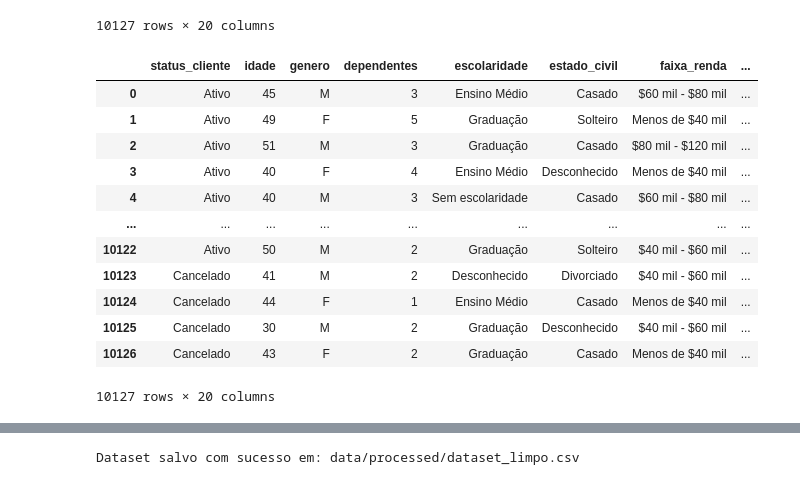
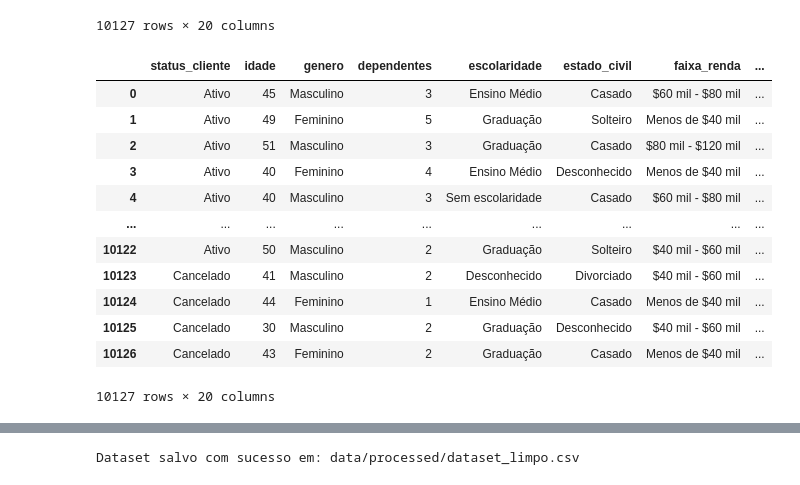
Before and after one commit to felipemesquitadev-eng/analise-churn-clientes-streamlit, a Jupyter notebook: 01_data_cleaning.ipynb, the cells around one changed output, grey strips where cells are left out. Cells and saved outputs as stored; diff of their text form; code cells hidden in the pictures.

```diff
--- a/01_data_cleaning.ipynb
+++ b/01_data_cleaning.ipynb
@@ -81,44 +81,46 @@ df["escolaridade"] = df["escolaridade"].replace({
     "Doctorate": "Doutorado",
     "Unknown": "Desconhecido"
 })
 
 df["estado_civil"] = df["estado_civil"].replace({
     "Married": "Casado",
     "Single": "Solteiro",
     "Divorced": "Divorciado",
     "Unknown": "Desconhecido"
 })
 
 df["faixa_renda"] = df["faixa_renda"].replace({
     "Less than $40K": "Menos de $40 mil",
     "$40K - $60K": "$40 mil - $60 mil",
     "$60K - $80K": "$60 mil - $80 mil",
     "$80K - $120K": "$80 mil - $120 mil",
     "$120K +": "Mais de $120 mil",
     "Unknown": "Desconhecido"
 })
 
 df["categoria_cartao"] = df["categoria_cartao"].replace({
     "Blue": "Azul",
     "Silver": "Prata",
     "Gold": "Ouro",
     "Platinum": "Platina"
 })
 
+df['genero'] = df['genero'].replace({'M': 'Masculino', 'F': 'Feminino'})
+
 df
 # %% [output]
 |  | status_cliente | idade | genero | dependentes | escolaridade | estado_civil | faixa_renda | ... |
-| 0 | Ativo | 45 | M | 3 | Ensino Médio | Casado | $60 mil - $80 mil | ... |
-| 1 | Ativo | 49 | F | 5 | Graduação | Solteiro | Menos de $40 mil | ... |
-| 2 | Ativo | 51 | M | 3 | Graduação | Casado | $80 mil - $120 mil | ... |
-| 3 | Ativo | 40 | F | 4 | Ensino Médio | Desconhecido | Menos de $40 mil | ... |
-| 4 | Ativo | 40 | M | 3 | Sem escolaridade | Casado | $60 mil - $80 mil | ... |
+| 0 | Ativo | 45 | Masculino | 3 | Ensino Médio | Casado | $60 mil - $80 mil | ... |
+| 1 | Ativo | 49 | Feminino | 5 | Graduação | Solteiro | Menos de $40 mil | ... |
+| 2 | Ativo | 51 | Masculino | 3 | Graduação | Casado | $80 mil - $120 mil | ... |
+| 3 | Ativo | 40 | Feminino | 4 | Ensino Médio | Desconhecido | Menos de $40 mil | ... |
+| 4 | Ativo | 40 | Masculino | 3 | Sem escolaridade | Casado | $60 mil - $80 mil | ... |
 | ... | ... | ... | ... | ... | ... | ... | ... | ... |
-| 10122 | Ativo | 50 | M | 2 | Graduação | Solteiro | $40 mil - $60 mil | ... |
-| 10123 | Cancelado | 41 | M | 2 | Desconhecido | Divorciado | $40 mil - $60 mil | ... |
-| 10124 | Cancelado | 44 | F | 1 | Ensino Médio | Casado | Menos de $40 mil | ... |
-| 10125 | Cancelado | 30 | M | 2 | Graduação | Desconhecido | $40 mil - $60 mil | ... |
-| 10126 | Cancelado | 43 | F | 2 | Graduação | Casado | Menos de $40 mil | ... |
+| 10122 | Ativo | 50 | Masculino | 2 | Graduação | Solteiro | $40 mil - $60 mil | ... |
+| 10123 | Cancelado | 41 | Masculino | 2 | Desconhecido | Divorciado | $40 mil - $60 mil | ... |
+| 10124 | Cancelado | 44 | Feminino | 1 | Ensino Médio | Casado | Menos de $40 mil | ... |
+| 10125 | Cancelado | 30 | Masculino | 2 | Graduação | Desconhecido | $40 mil - $60 mil | ... |
+| 10126 | Cancelado | 43 | Feminino | 2 | Graduação | Casado | Menos de $40 mil | ... |
 10127 rows × 20 columns
 # %%
 df = df.replace('Desconhecido', np.nan)
```
Also changed, not shown: 3 other files.
